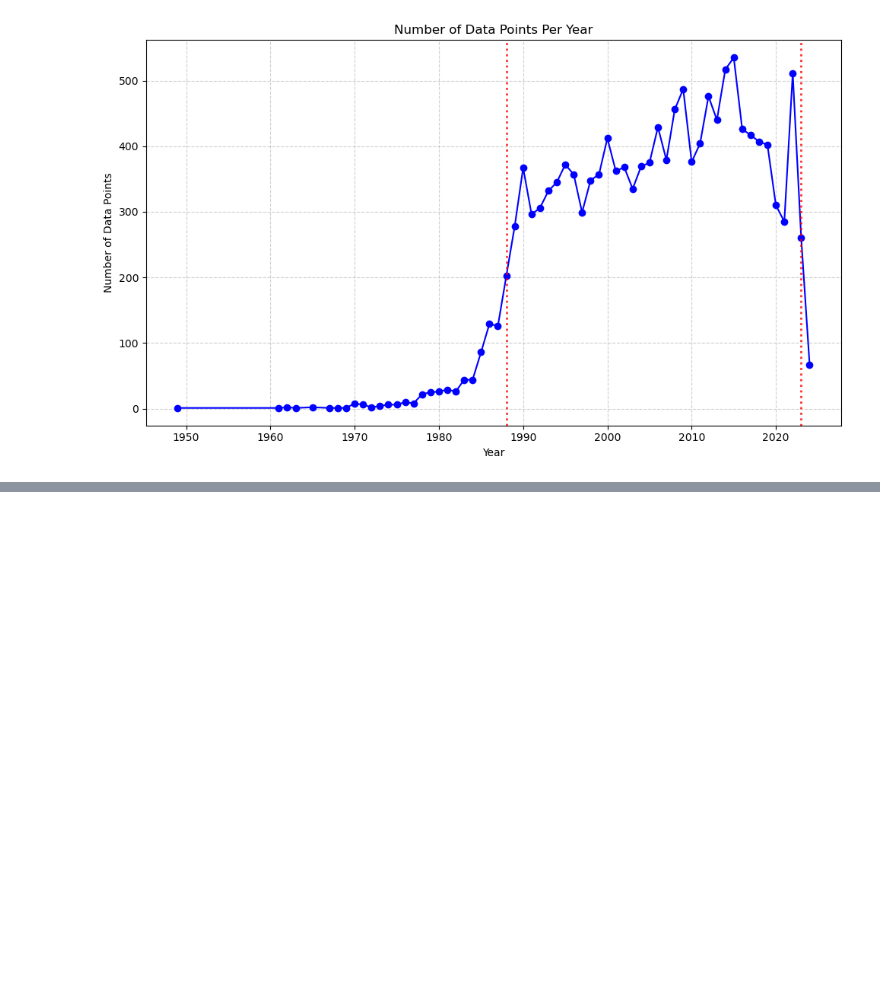
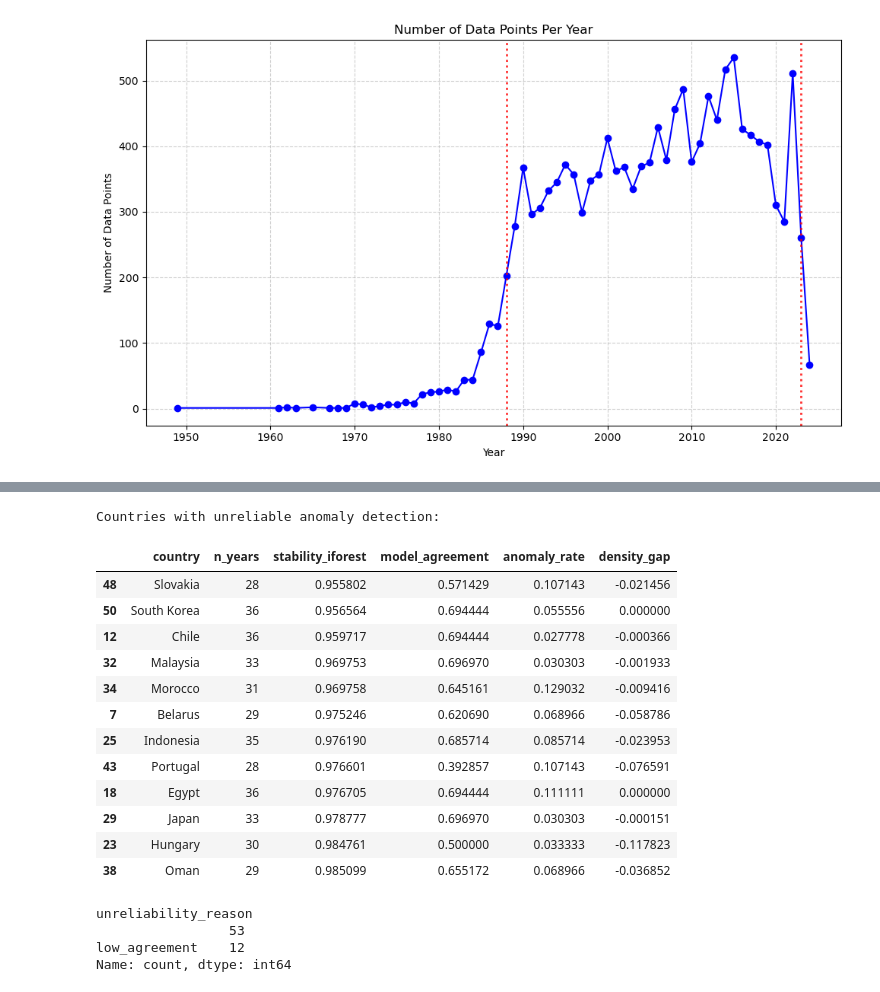
Before and after one commit to jorrit98/IM1002_Machine_Learning_Assignment, a Jupyter notebook: sample.ipynb, the cells around one changed output, grey strips where cells are left out. Drawn from its saved outputs; the diff is of its cells as text; code cells hidden in the pictures; blank space fills up the shorter version.

```diff
--- a/sample.ipynb
+++ b/sample.ipynb
@@ -394,0 +539,73 @@ plt.show()
+# %%
+RELIABILITY_THRESHOLDS = {
+    'min_stability': 0.8,
+    'min_agreement': 0.7,
+    'max_anomaly_rate': 0.2,
+    'min_density_gap': 0.000000000001,   # anomalies must be lower density
+    'min_years': 20
+}
+evaluation_df['unreliable'] = (
+    (evaluation_df['stability_iforest'] < RELIABILITY_THRESHOLDS['min_stability']) |
+    (evaluation_df['model_agreement'] < RELIABILITY_THRESHOLDS['min_agreement']) |
+    (evaluation_df['anomaly_rate'] > RELIABILITY_THRESHOLDS['max_anomaly_rate']) |
+    (evaluation_df['density_gap'] >= RELIABILITY_THRESHOLDS['min_density_gap']) |
+    (evaluation_df['n_years'] < RELIABILITY_THRESHOLDS['min_years'])
+)
+unreliable_countries = (
+    evaluation_df
+    .loc[evaluation_df['unreliable'], [
+        'country',
+        'n_years',
+        'stability_iforest',
+        'model_agreement',
+        'anomaly_rate',
+        'density_gap'
+    ]]
+    .sort_values('stability_iforest')
+)
+
+print("Countries with unreliable anomaly detection:")
+display(unreliable_countries)
+
+
+def unreliability_reason(row):
+    reasons = []
+    if row['stability_iforest'] < RELIABILITY_THRESHOLDS['min_stability']:
+        reasons.append('low_stability')
+    if row['model_agreement'] < RELIABILITY_THRESHOLDS['min_agreement']:
+        reasons.append('low_agreement')
+    if row['anomaly_rate'] > RELIABILITY_THRESHOLDS['max_anomaly_rate']:
+        reasons.append('too_many_anomalies')
+    if row['density_gap'] >= RELIABILITY_THRESHOLDS['min_density_gap']:
+        reasons.append('no_density_separation')
+    if row['n_years'] < RELIABILITY_THRESHOLDS['min_years']:
+        reasons.append('short_time_series')
+    return ', '.join(reasons)
+
+
+evaluation_df['unreliability_reason'] = (
+    evaluation_df
+    .apply(unreliability_reason, axis=1)
+)
+# %% [output]
+Countries with unreliable anomaly detection:
+|  | country | n_years | stability_iforest | model_agreement | anomaly_rate | density_gap |
+| 48 | Slovakia | 28 | 0.955802 | 0.571429 | 0.107143 | -0.021456 |
+| 50 | South Korea | 36 | 0.956564 | 0.694444 | 0.055556 | 0.000000 |
+| 12 | Chile | 36 | 0.959717 | 0.694444 | 0.027778 | -0.000366 |
+| 32 | Malaysia | 33 | 0.969753 | 0.696970 | 0.030303 | -0.001933 |
+| 34 | Morocco | 31 | 0.969758 | 0.645161 | 0.129032 | -0.009416 |
+| 7 | Belarus | 29 | 0.975246 | 0.620690 | 0.068966 | -0.058786 |
+| 25 | Indonesia | 35 | 0.976190 | 0.685714 | 0.085714 | -0.023953 |
+| 43 | Portugal | 28 | 0.976601 | 0.392857 | 0.107143 | -0.076591 |
+| 18 | Egypt | 36 | 0.976705 | 0.694444 | 0.111111 | 0.000000 |
+| 29 | Japan | 33 | 0.978777 | 0.696970 | 0.030303 | -0.000151 |
+| 23 | Hungary | 30 | 0.984761 | 0.500000 | 0.033333 | -0.117823 |
+| 38 | Oman | 29 | 0.985099 | 0.655172 | 0.068966 | -0.036852 |
+# %%
+evaluation_df['unreliability_reason'].value_counts()
+# %% [output]
+unreliability_reason
+                 53
+low_agreement    12
+Name: count, dtype: int64
```
Also changed, not shown: parts of 11 cells of this notebook.
